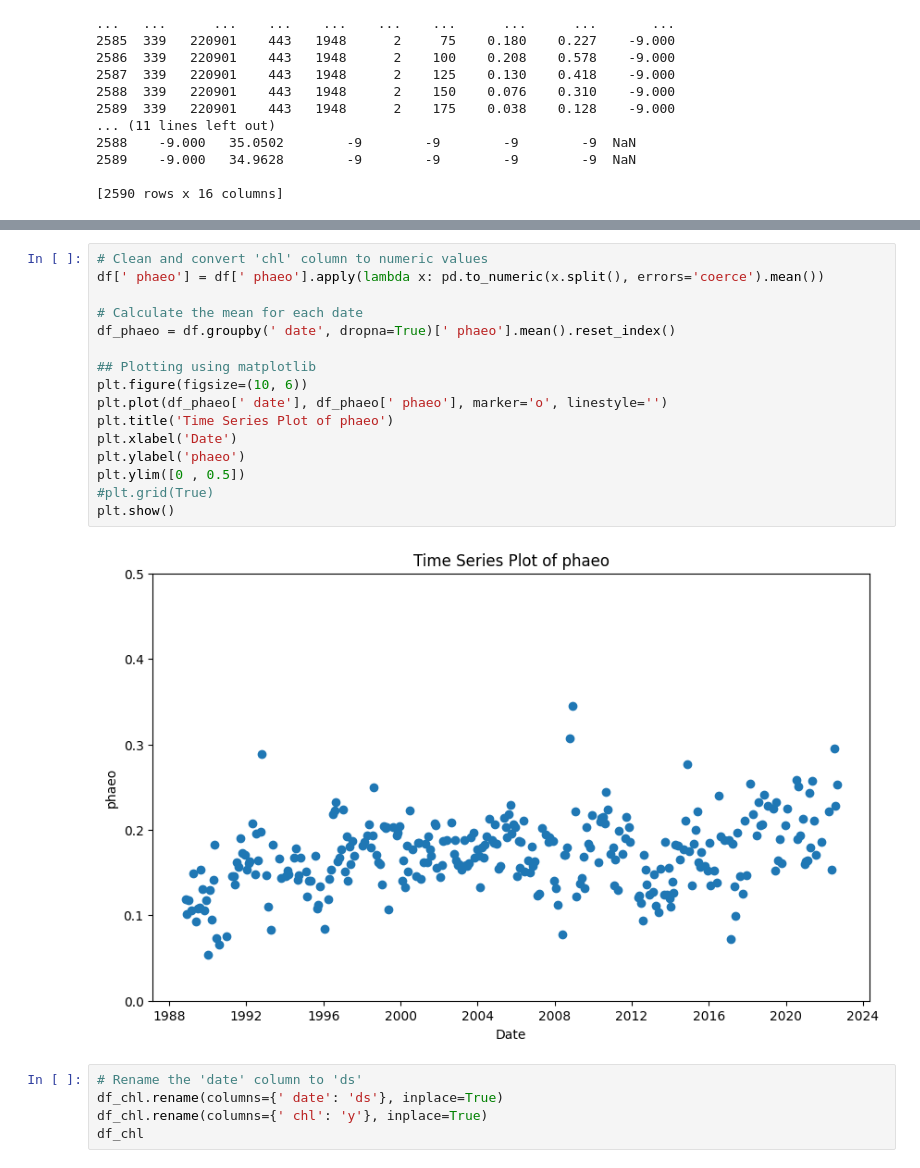
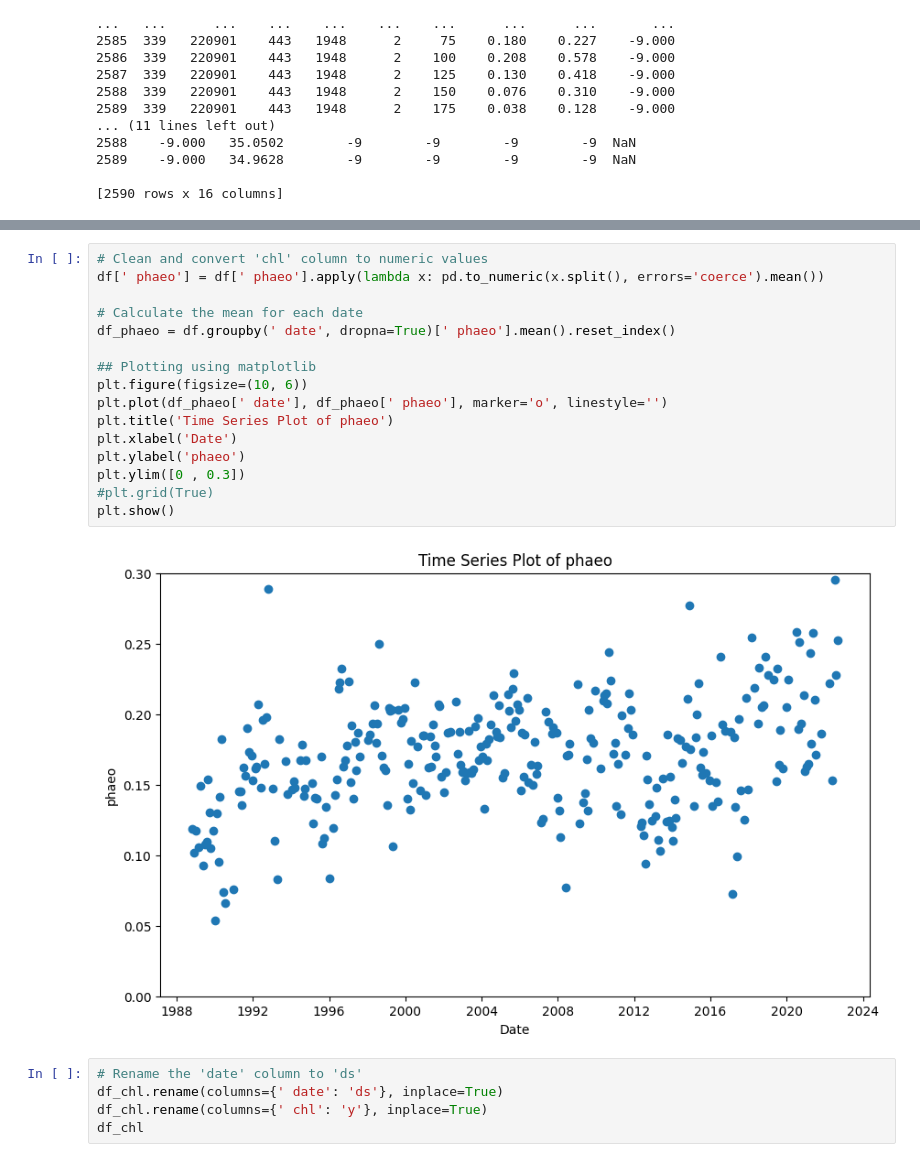
Before and after one commit to RaunakDey/SCOPE-causation-network, a Jupyter notebook: Test-example.ipynb, the cells around one changed output, grey strips where cells are left out. Drawn from its saved outputs; the diff is of its cells as text.

```diff
--- a/Test-example.ipynb
+++ b/Test-example.ipynb
@@ -63,21 +63,21 @@ plt.show()
 # %%
 # Clean and convert 'chl' column to numeric values
 df[' phaeo'] = df[' phaeo'].apply(lambda x: pd.to_numeric(x.split(), errors='coerce').mean())
 
 # Calculate the mean for each date
 df_phaeo = df.groupby(' date', dropna=True)[' phaeo'].mean().reset_index()
 
 ## Plotting using matplotlib
 plt.figure(figsize=(10, 6))
 plt.plot(df_phaeo[' date'], df_phaeo[' phaeo'], marker='o', linestyle='')
 plt.title('Time Series Plot of phaeo')
 plt.xlabel('Date')
 plt.ylabel('phaeo')
-plt.ylim([0 , 0.5])
+plt.ylim([0 , 0.3])
 #plt.grid(True)
 plt.show()
 # %% [output]
-[figure, old version]
+[figure, new version]
 # %%
 # Rename the 'date' column to 'ds'
 df_chl.rename(columns={' date': 'ds'}, inplace=True)
```
Also changed, not shown: parts of 18 cells of this notebook, 1 other file.
